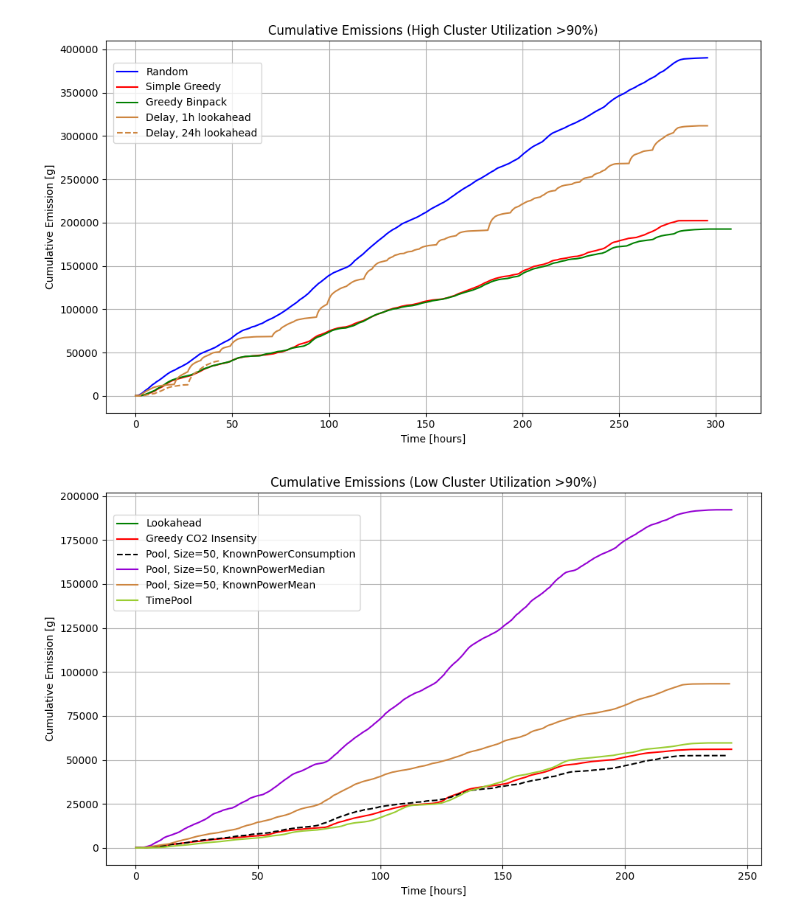
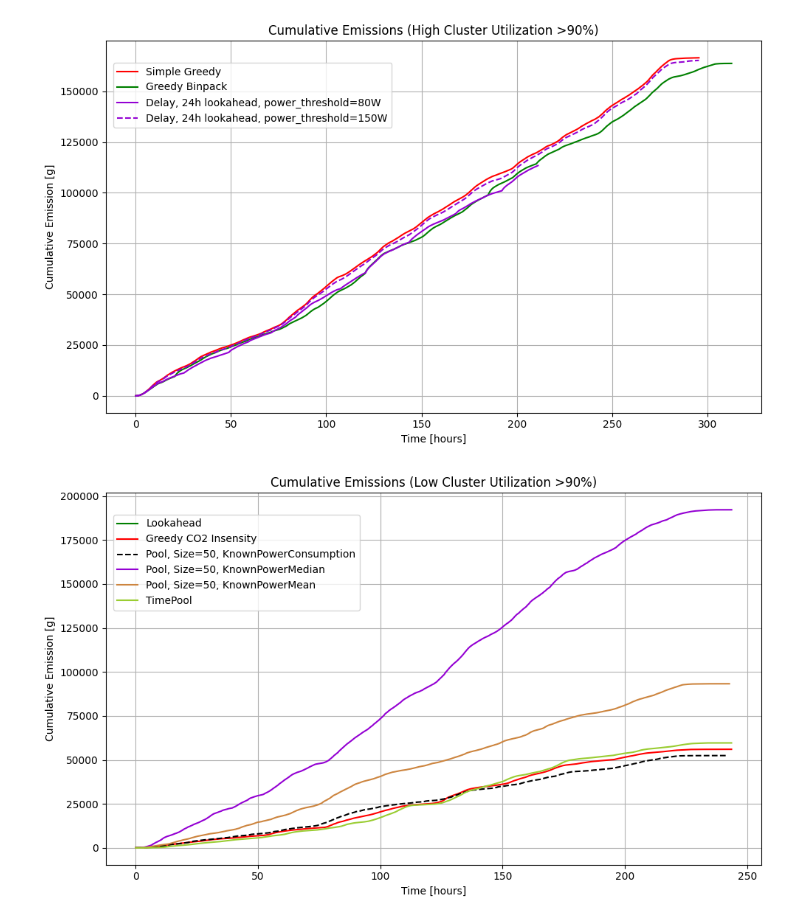
Before and after one commit to johankristianss/carbonsim, a Jupyter notebook: notebooks/AlgComparison.ipynb, the cells around one changed output. Drawn from its saved outputs; the diff is of its cells as text; code cells hidden in the pictures.

```diff
--- a/notebooks/AlgComparison.ipynb
+++ b/notebooks/AlgComparison.ipynb
@@ -2,12 +2,12 @@
 import pandas as pd
 import matplotlib.pyplot as plt
 
-dir = "../results/100"
+dir = "../results/100_single"
 
 # Load the data
-random_df_emission = pd.read_csv(dir + '/random/scheduler.csv')
-random_df_emission['hours'] = random_df_emission['tick'] / 3600
-random_df_emission['cumulative_emission'] = random_df_emission['cumulative_emission']
+#random_df_emission = pd.read_csv(dir + '/random/scheduler.csv')
+#random_df_emission['hours'] = random_df_emission['tick'] / 3600
+#random_df_emission['cumulative_emission'] = random_df_emission['cumulative_emission']
 
 #random_df_utilization = pd.read_csv(dir + '/random/scheduler.csv')
 #random_df_utilization['hours'] = random_df_utilization['tick'] / 3600
@@ -17,21 +17,25 @@ greedy_binpack_df_emission = pd.read_csv(dir + '/greedy_binpack/scheduler.csv')
 greedy_binpack_df_emission['hours'] = greedy_binpack_df_emission['tick'] / 3600
 greedy_binpack_df_emission['cumulative_emission'] = greedy_binpack_df_emission['cumulative_emission']
 
-delay_df_emission = pd.read_csv(dir + '/delay/scheduler.csv')
-delay_df_emission['hours'] = delay_df_emission['tick'] / 3600
-delay_df_emission['cumulative_emission'] = delay_df_emission['cumulative_emission']
+delay_150_df_emission = pd.read_csv(dir + '/delay_150/scheduler.csv')
+delay_150_df_emission['hours'] = delay_150_df_emission['tick'] / 3600
+delay_150_df_emission['cumulative_emission'] = delay_150_df_emission['cumulative_emission']
 
-delay_v2_df_emission = pd.read_csv(dir + '/delay_v2/scheduler.csv')
-delay_v2_df_emission['hours'] = delay_v2_df_emission['tick'] / 3600
-delay_v2_df_emission['cumulative_emission'] = delay_v2_df_emission['cumulative_emission']
+delay_80_df_emission = pd.read_csv(dir + '/delay_80/scheduler.csv')
+delay_80_df_emission['hours'] = delay_80_df_emission['tick'] / 3600
+delay_80_df_emission['cumulative_emission'] = delay_80_df_emission['cumulative_emission']
 
-greedy2_binpack_df_emission = pd.read_csv(dir + '/greedy_binpack2/scheduler.csv')
-greedy2_binpack_df_emission['hours'] = greedy2_binpack_df_emission['tick'] / 3600
-greedy2_binpack_df_emission['cumulative_emission'] = greedy2_binpack_df_emission['cumulative_emission']
+#delay_v2_df_emission = pd.read_csv(dir + '/delay_v2/scheduler.csv')
+#delay_v2_df_emission['hours'] = delay_v2_df_emission['tick'] / 3600
+#delay_v2_df_emission['cumulative_emission'] = delay_v2_df_emission['cumulative_emission']
 
-greedy_binpack_df_utilization = pd.read_csv(dir + '/greedy_binpack/scheduler.csv')
-greedy_binpack_df_utilization['hours'] = greedy_binpack_df_utilization['tick'] / 3600
-greedy_binpack_df_utilization['utilization'] = greedy_binpack_df_utilization['utilization'] * 100
+#greedy2_binpack_df_emission = pd.read_csv(dir + '/greedy_binpack2/scheduler.csv')
+#greedy2_binpack_df_emission['hours'] = greedy2_binpack_df_emission['tick'] / 3600
+#greedy2_binpack_df_emission['cumulative_emission'] = greedy2_binpack_df_emission['cumulative_emission']
+
+#greedy_binpack_df_utilization = pd.read_csv(dir + '/greedy_binpack/scheduler.csv')
+#greedy_binpack_df_utilization['hours'] = greedy_binpack_df_utilization['tick'] / 3600
+#greedy_binpack_df_utilization['utilization'] = greedy_binpack_df_utilization['utilization'] * 100
 
 greedy_df_emission = pd.read_csv(dir + '/greedy/scheduler.csv')
 greedy_df_emission['hours'] = greedy_df_emission['tick'] / 3600
@@ -74,21 +78,13 @@ greedy_df_emission['cumulative_emission'] = greedy_df_emission['cumulative_emiss
 fig, ax1 = plt.subplots(figsize=(10, 6))
 
 # Plot cumulative emissions on the primary y-axis
-ax1.plot(random_df_emission['hours'], random_df_emission['cumulative_emission'], label='Random', color='blue')
-#ax1.plot(lookahead_df_emission['hours'], lookahead_df_emission['cumulative_emission'], label='Lookahead', color='green')
+#ax1.plot(random_df_emission['hours'], random_df_emission['cumulative_emission'], label='Random', color='blue')
 
 ax1.plot(greedy_df_emission['hours'], greedy_df_emission['cumulative_emission'], label='Simple Greedy', color='red')
 ax1.plot(greedy_binpack_df_emission['hours'], greedy_binpack_df_emission['cumulative_emission'], label='Greedy Binpack', color='green')
-#ax1.plot(greedy2_binpack_df_emission['hours'], greedy2_binpack_df_emission['cumulative_emission'], label='Greedy Binpack', color='green', linestyle='dashed')
-ax1.plot(delay_df_emission['hours'], delay_df_emission['cumulative_emission'], label='Delay, 1h lookahead', color='peru', linestyle='solid')
-ax1.plot(delay_v2_df_emission['hours'], delay_v2_df_emission['cumulative_emission'], label='Delay, 24h lookahead', color='peru', linestyle='dashed')
-#ax1.plot(timepool_df_emission['hours'], timepool_df_emission['cumulative_emission'], label='TimePool, Threshold=150W, MaxWaitTime=60s', color='peru')
-#ax1.plot(timepool2_df_emission['hours'], timepool2_df_emission['cumulative_emission'], label='TimePool, Threshold=100W, MaxWaitTime=2h', color='peru', linestyle='dashed')
-#ax1.plot(genetic_timepool_df_emission['hours'], genetic_timepool_df_emission['cumulative_emission'], label='Genetic TimePool, 120 s', color='yellowgreen', linestyle='solid')
-#ax1.plot(genetic_timepool_long_df_emission['hours'], genetic_timepool_long_df_emission['cumulative_emission'], label='Genetic TimePool, 30 min', color='yellowgreen', linestyle='dashed')
-#ax1.plot(pool_df_emission_mean['hours'], pool_df_emission_mean['cumulative_emission'], label='Pool, Size=50, KnownPowerMean', color='black', linestyle='solid')
-#ax1.plot(pool_df_emission_median['hours'], pool_df_emission_median['cumulative_emission'], label='Pool, Size=50, KnownPowerMedian', color='black', linestyle='dashed')
-#ax1.plot(pool_df_emission_energy['hours'], pool_df_emission_energy['cumulative_emission'], label='Pool, Size=50, KnownEnergy', color='black', linestyle='dotted')
+ax1.plot(delay_80_df_emission['hours'], delay_80_df_emission['cumulative_emission'], label='Delay, 24h lookahead, power_threshold=80W', color='darkviolet', linestyle='solid')
+ax1.plot(delay_150_df_emission['hours'], delay_150_df_emission['cumulative_emission'], label='Delay, 24h lookahead, power_threshold=150W', color='darkviolet', linestyle='dashed')
+
 
 
 #ax1.plot(df11['hours'], df11['cumulative_emission'], label='Pool, Size=50, KnownPowerConsumption', color='black', linestyle='dashdot')
@@ -98,36 +94,38 @@ ax1.plot(delay_v2_df_emission['hours'], delay_v2_df_emission['cumulative_emissio
 #ax1.plot(df19['hours'], df19['cumulative_emission'], label='Pool, Size=50, KnownPowerConsumption/KnownTotalLength', color='yellowgreen', linestyle='solid')
 #ax1.plot(df21['hours'], df21['cumulative_emission'], label='TimePool', color='yellowgreen', linestyle='solid')
 ax1.set_xlabel('Time [hours]')
 ax1.set_ylabel('Cumulative Emission [g]', color='black')
 ax1.tick_params(axis='y', labelcolor='black')
 
 # Add the secondary y-axis for utilization
 #ax2 = ax1.twinx()
 #ax2.plot(df2['hours'], df2['utilization'], label='Random - Utilization', color='blue', linestyle='dashed')
 #ax2.plot(df4['hours'], df4['utilization'], label='Lookahead - Utilization', color='green', linestyle='dashed')
 #ax2.plot(df6['hours'], df6['utilization'], label='Greedy - Utilization', color='red', linestyle='dashed')
 #ax2.plot(df8['hours'], df8['utilization'], label='Pool - Utilization', color='red', linestyle='dashed')
 #ax2.set_ylabel('Utilization [%]', color='black')
 #ax2.tick_params(axis='y', labelcolor='black')
 
 # Add legends for both axes
 fig.legend(loc='upper left', bbox_to_anchor=(0.1, 0.9))
 ax1.grid(True)
 
-#plt.xlim(0, 40)
-#plt.ylim(0, 520000)
+#plt.xlim(250, 320)
+#plt.ylim(100000, 200000)
+
+#plt.xlim(0, 1)
 
 # Add a title
 plt.title('Cumulative Emissions (High Cluster Utilization >90%)')
 
 # Show the plot
 plt.tight_layout()
 #plt.yscale('log')
 plt.show()
 
 # 307 hours total run time greedy binpack, and 295 hours greedy
 # %% [output]
-[figure, old version]
+[figure, new version]
 # %%
 import pandas as pd
 import matplotlib.pyplot as plt
```
Also changed, not shown: parts of 1 cell of this notebook, 17 other files.
